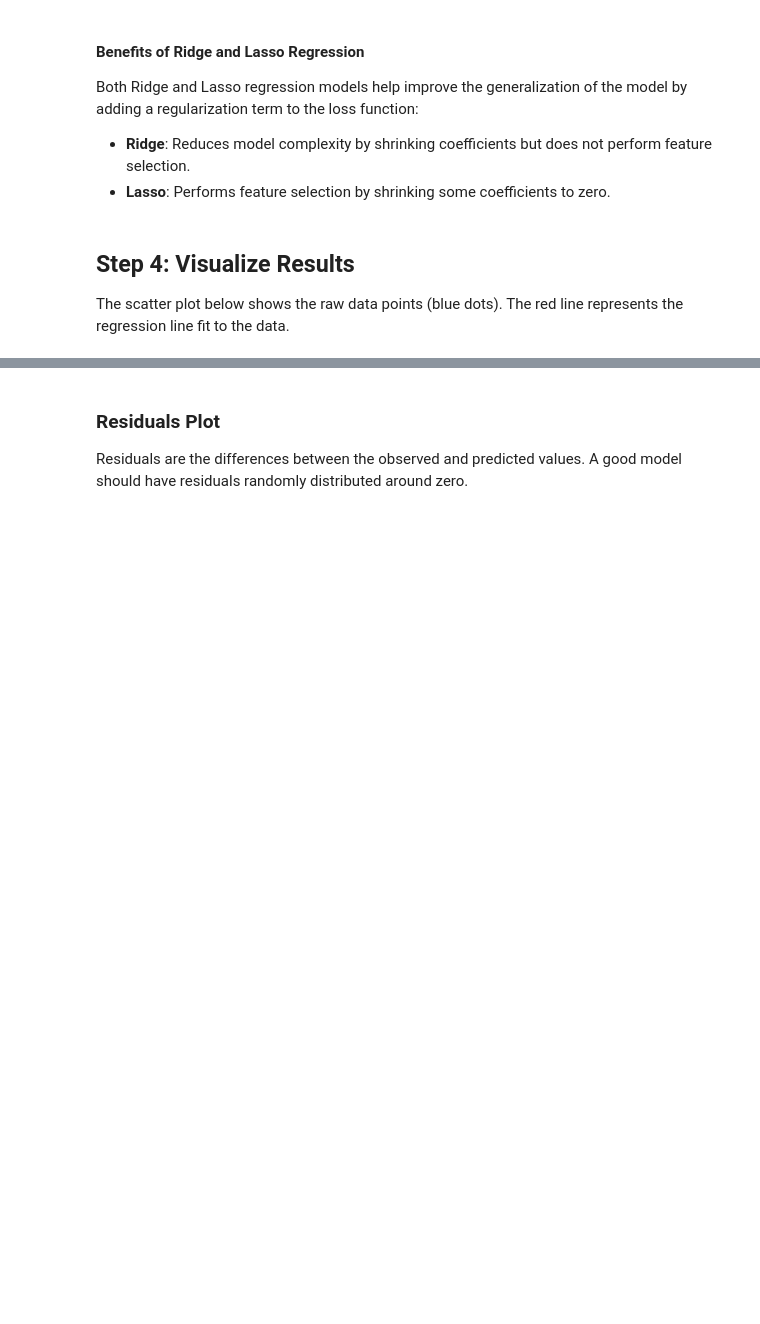
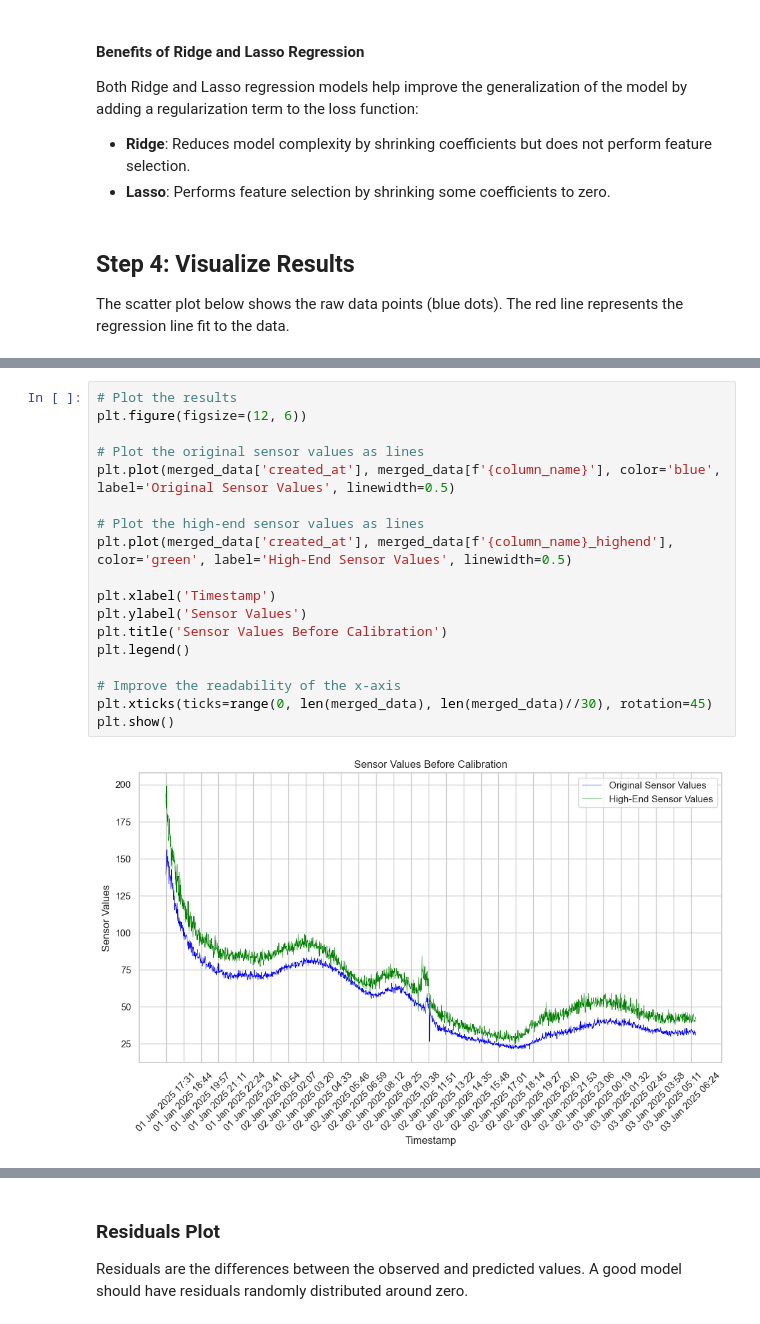
Before and after one commit to likhithkanigolla/Research-Teaser-IoT-ML25, a Jupyter notebook: airquality-calibration/Sensor Calibration Linear Regression.ipynb, the cells around one changed output, grey strips where cells are left out. Cells and saved outputs as stored; diff of their text form; blank space fills up the shorter version.

```diff
--- a/airquality-calibration/Sensor Calibration Linear Regression.ipynb
+++ b/airquality-calibration/Sensor Calibration Linear Regression.ipynb
@@ -232,0 +314,20 @@ plt.show()
+# %%
+# Plot the results
+plt.figure(figsize=(12, 6))
+
+# Plot the original sensor values as lines
+plt.plot(merged_data['created_at'], merged_data[f'{column_name}'], color='blue', label='Original Sensor Values', linewidth=0.5)
+
+# Plot the high-end sensor values as lines
+plt.plot(merged_data['created_at'], merged_data[f'{column_name}_highend'], color='green', label='High-End Sensor Values', linewidth=0.5)
+
+plt.xlabel('Timestamp')
+plt.ylabel('Sensor Values')
+plt.title('Sensor Values Before Calibration')
+plt.legend()
+
+# Improve the readability of the x-axis
+plt.xticks(ticks=range(0, len(merged_data), len(merged_data)//30), rotation=45)
+plt.show()
+# %% [output]
+[figure, added]
```
Also changed, not shown: parts of 19 cells of this notebook, 2 other files.
